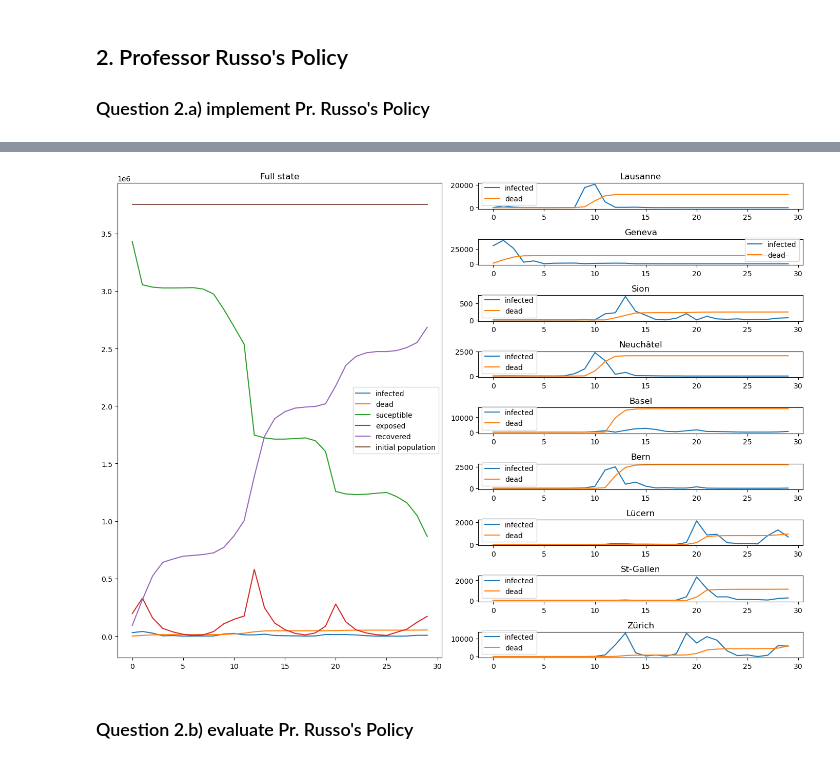
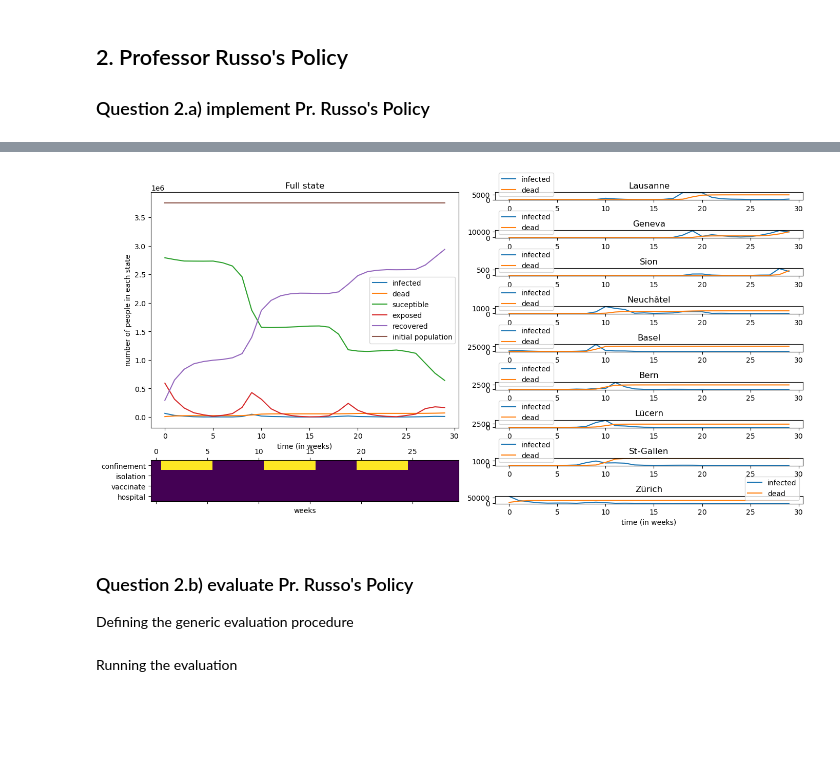
Before and after one commit to RenardDesNeiges/EpidemicsSimulator, a Jupyter notebook: solution.ipynb, the cells around one changed output, grey strips where cells are left out. Drawn from its saved outputs; the diff is of its cells as text; code cells hidden in the pictures; blank space fills up the shorter version.

````diff
--- a/solution.ipynb
+++ b/solution.ipynb
@@ -40,7 +45,7 @@ First we define the plotting function :
 # %%
 %matplotlib inline
 def plot_episode(total, cities, actions=None):
-    fig = plt.figure(figsize=(14,10))
+    fig = plt.figure(figsize=(14,7))
     if actions:
         ax_left = plt.subplot2grid(shape=(9, 2), loc=(0, 0), rowspan=7)
         ax_bleft = plt.subplot2grid(shape=(9, 2), loc=(7, 0), rowspan=2)
@@ -53,18 +58,22 @@ def plot_episode(total, cities, actions=None):
     [ax_left.plot(y) for y in total.values()]
     ax_left.legend(total.keys())
     ax_left.set_title('Full state')
+    ax_left.set_ylabel('number of people in each state')
+    ax_left.set_xlabel('time (in weeks)')
 
     if actions:
         ax_bleft.matshow(np.array([v for v in actions.values()]).astype(np.uint8))
-        ax_bleft.set_yticklabels(['']+list(actions.keys()))
+        ax_bleft.set_yticks([0,1,2,3])
+        ax_bleft.set_yticklabels(list(actions.keys()))
         ax_bleft.set_xlabel('weeks')
 
     [ax.plot(cities[c]['infected']) for c, ax in ax_right.items()]
     [ax.plot(cities[c]['dead']) for c, ax in ax_right.items()]
     [ax.set_title(c) for c, ax in ax_right.items()]
     [ax.legend(['infected','dead']) for ax in ax_right.values()]
+    ax_right['Zürich'].set_xlabel('time (in weeks)')
 
-    plt.tight_layout()
+    fig.tight_layout()
     plt.show()
 # %% [markdown]
 Then we play through a full epidemic episode as follows:
@@ -84,7 +93,7 @@ action = action = { # DO NOTHING
 """ Run the simulation """
 log = []
 finished = False
-obs, info = env.reset()
+obs, info = env.reset(2)
 while not finished:
     obs, R, finished, info = env.step(action)
     log.append(info) # save the information dict for logging
@@ -106,7 +115,7 @@ class Russo(Agent):
     def __init__(self,  env:Env,
                  threshold:int=20000,
                  confine_time:int=4,):
-        """Naive Agent implementation. Gives a baseline to compare reinforcement learning agents against.
+        """Naive Agent implementation. Gives a baseline to compare reinforcement learning agent_dec_eps_dec_epss against.
         The naive policy is the following:
         ```pseudocode
         If number of infected people > THRESHOLD
@@ -147,7 +156,7 @@ class Russo(Agent):
 # %%
 def russo_act_pre(a, dyn:ModelDynamics):
     return {
-        'confinement': a[0]==1,
+        'confinement': a==1,
         'isolation': False,
         'hospital': False,
         'vaccinate': False,
@@ -179,30 +169,34 @@ def plot_time_boolean(dataframe: pd.DataFrame, ax: Axes, true_label:str, false_l
 # %%
 dyn = ModelDynamics('config/switzerland.yaml') #load the switzerland map
 
 """Loading the environment and the agent"""
 env = Env(  dyn,
             action_preprocessor=russo_act_pre,
             observation_preprocessor=russo_obs_pre)
 agent = Russo(env) # defined above
 
 """ Run the simulation """
 log = []
 finished = False
-obs, info = env.reset()
+obs, info = env.reset(2)
 agent.reset()
 while not finished:
-    action = agent.act(obs)
+    action, _ = agent.act(obs)
     obs, R, finished, info = env.step(action)
     log.append(info) # save the information dict for logging
     if finished:
         break
 
-""" Parse the logs """
+""" Parse th£e logs """
 total = {p:np.array([l['parameters']['total'][p] for l in log]) for p in dyn.parameters}
 cities = {c:{p:np.array([l['parameters']['cities'][c][p] for l in log]) for p in dyn.parameters} for c in dyn.cities}
 actions = {a:np.array([l['action'][a] for l in log]) for a in log[0]['action'].keys()}
 (total,cities,actions)
+
+plot_episode(total,cities,actions)
 # %% [output]
-[figure, old version]
+[figure, new version]
 # %% [markdown]
 ### Question 2.b) evaluate Pr. Russo's Policy
+
+Defining the generic evaluation procedure
@@ -227,0 +231,2 @@ def evaluate(env, agent, eval_iterations = 50):
+# %% [markdown]
+Running the evaluation
````
Also changed, not shown: parts of 44 cells of this notebook, 9 other files.
